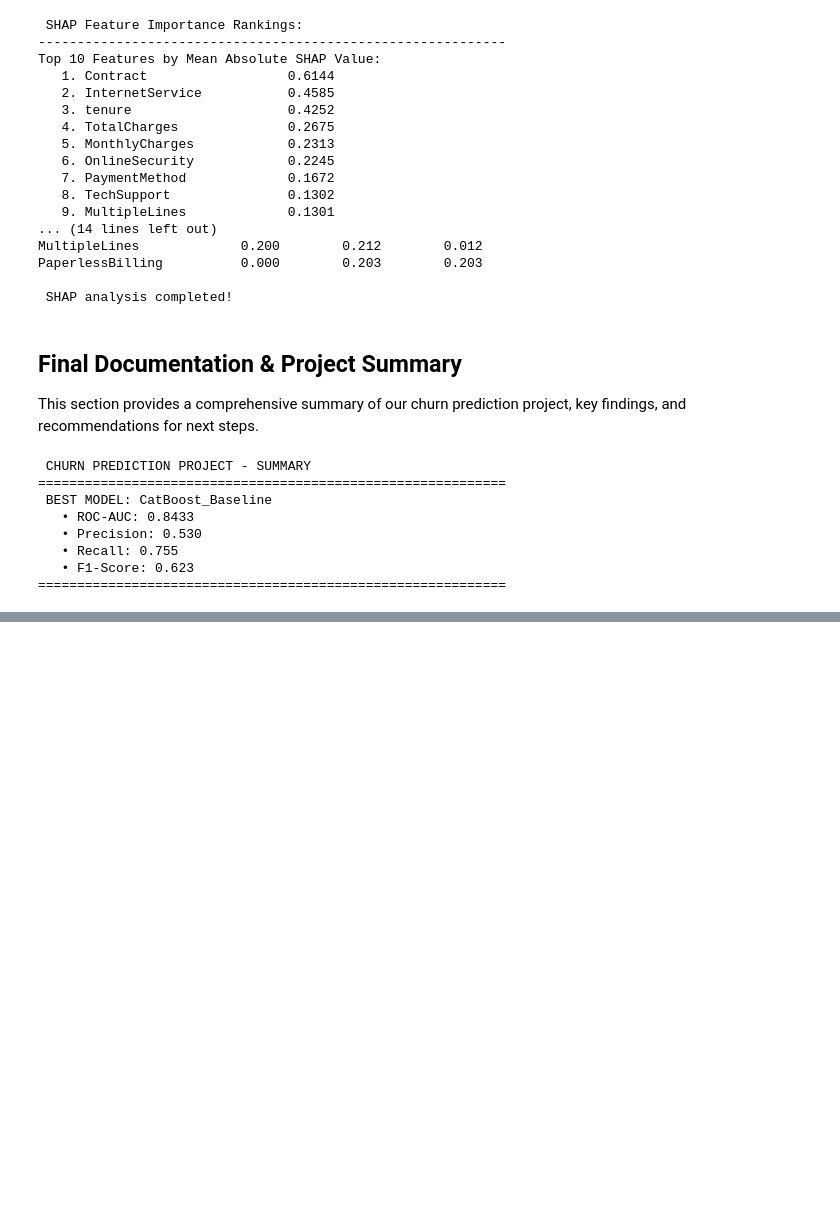
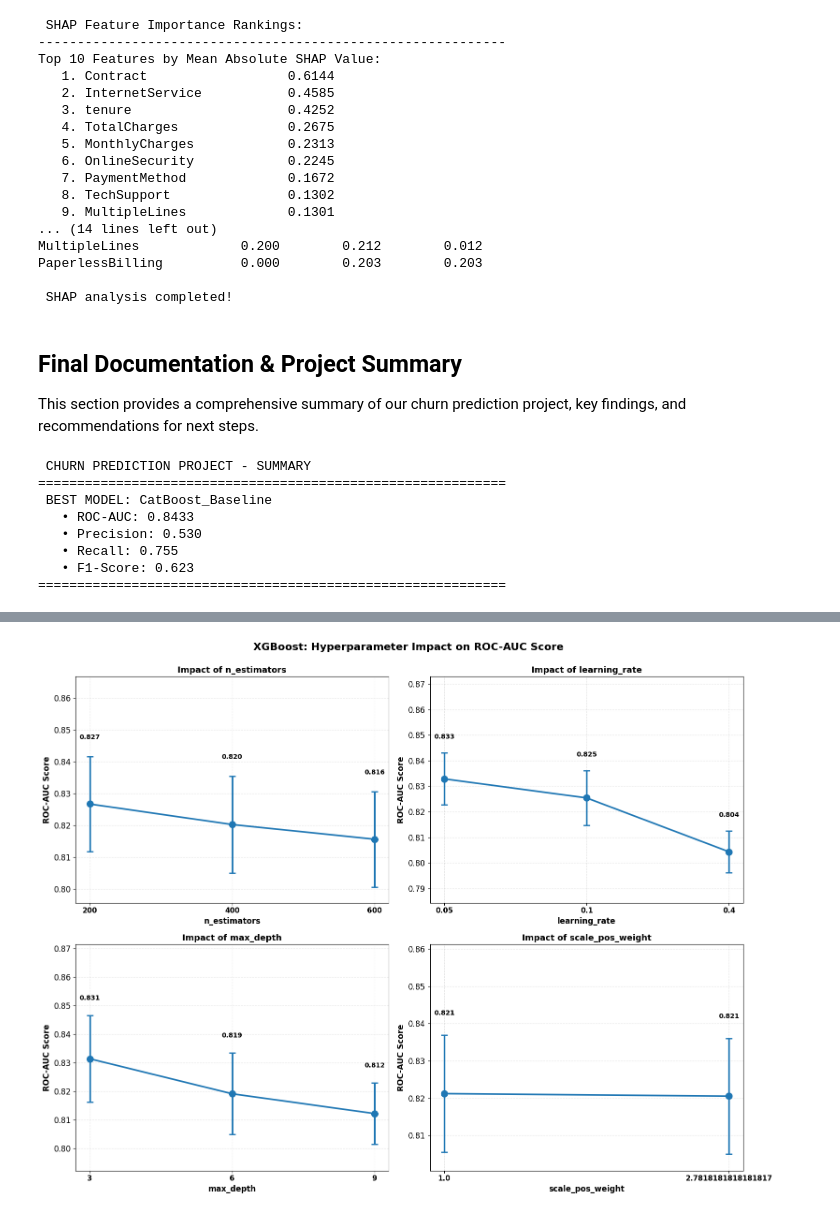
Before and after one commit to ThanhDang-Vn/ensemble-catboost-xgboost, a Jupyter notebook: classification/churn_boosting.ipynb, the cells around one changed output, grey strips where cells are left out. Saved outputs shown, nothing was run; the diff lists cells and outputs as text; code cells hidden in the pictures; blank space fills up the shorter version.

```diff
--- a/classification/churn_boosting.ipynb
+++ b/classification/churn_boosting.ipynb
@@ -1952,0 +1944,87 @@ print("=" * 60)
+# %%
+# Extract and analyze GridSearchCV results
+print("=" * 70)
+print(" HYPERPARAMETER IMPACT ANALYSIS")
+print("=" * 70)
+
+def plot_hyperparameter_impact(cv_results, param_name, model_name, metric='mean_test_score'):
+    """
+    Plot how a single hyperparameter affects model performance
+    """
+    import pandas as pd
+    import matplotlib.pyplot as plt
+
+    # Extract relevant data
+    params = cv_results['params']
+    scores = cv_results[metric]
+
+    # Get unique values for the parameter
+    param_values = [p[param_name] for p in params]
+
+    # Group scores by parameter value
+    df = pd.DataFrame({
+        'param_value': param_values,
+        'score': scores
+    })
+
+    # Calculate mean and std for each parameter value
+    grouped = df.groupby('param_value')['score'].agg(['mean', 'std']).reset_index()
+    grouped = grouped.sort_values('param_value')
+
+    return grouped
+
+# Create figure for XGBoost hyperparameter analysis
+print("\n📊 XGBoost Hyperparameter Impact Analysis")
+print("-" * 70)
+
+xgb_cv_results = xgb_baseline_results['cv_results']
+
+# Extract parameter combinations
+xgb_params_df = pd.DataFrame(xgb_cv_results['params'])
+xgb_params_df['mean_test_score'] = xgb_cv_results['mean_test_score']
+xgb_params_df['std_test_score'] = xgb_cv_results['std_test_score']
+
+print("XGBoost CV Results Summary:")
+print(f"  • Total combinations: {len(xgb_params_df)}")
+print(f"  • Best score: {xgb_cv_results['mean_test_score'].max():.4f}")
+print(f"  • Mean score: {xgb_cv_results['mean_test_score'].mean():.4f}")
+print(f"  • Std score: {xgb_cv_results['mean_test_score'].std():.4f}")
+
+# Create subplots for each hyperparameter
+fig, axes = plt.subplots(2, 2, figsize=(16, 12))
+fig.suptitle('XGBoost: Hyperparameter Impact on ROC-AUC Score',
+             fontsize=16, fontweight='bold', y=0.995)
+
+hyperparams = ['n_estimators', 'learning_rate', 'max_depth', 'scale_pos_weight']
+axes_flat = axes.flatten()
+
+for idx, param in enumerate(hyperparams):
+    ax = axes_flat[idx]
+
+    grouped = plot_hyperparameter_impact(xgb_cv_results, param, 'XGBoost', 'mean_test_score')
+
+    # Plot line with error bars
+    x_pos = range(len(grouped))
+    ax.errorbar(x_pos, grouped['mean'], yerr=grouped['std'],
+                marker='o', markersize=10, linewidth=2.5, capsize=5,
+                capthick=2, color='#1f77b4', label='Mean ± Std')
+
+    ax.set_xticks(x_pos)
+    ax.set_xticklabels([str(v) for v in grouped['param_value']], fontsize=11, fontweight='bold')
+    ax.set_xlabel(param, fontsize=12, fontweight='bold')
+    ax.set_ylabel('ROC-AUC Score', fontsize=12, fontweight='bold')
+    ax.set_title(f'Impact of {param}', fontsize=13, fontweight='bold')
+    ax.grid(True, alpha=0.3, linestyle='--')
+
+    # Add value labels on points
+    for i, (mean, std) in enumerate(zip(grouped['mean'], grouped['std'])):
+        ax.text(i, mean + std + 0.005, f'{mean:.3f}', ha='center', va='bottom',
+                fontweight='bold', fontsize=10)
+
+    ax.set_ylim([grouped['mean'].min() - 0.02, grouped['mean'].max() + 0.04])
+
+plt.tight_layout()
+plt.show()
+
+print("\n✅ XGBoost hyperparameter impact visualization completed!")
+# %% [output]
@@ -1952,0 +2042 @@ print("=" * 60)
+[figure, added]
```
Also changed, not shown: parts of 15 cells of this notebook, 1 other file.
